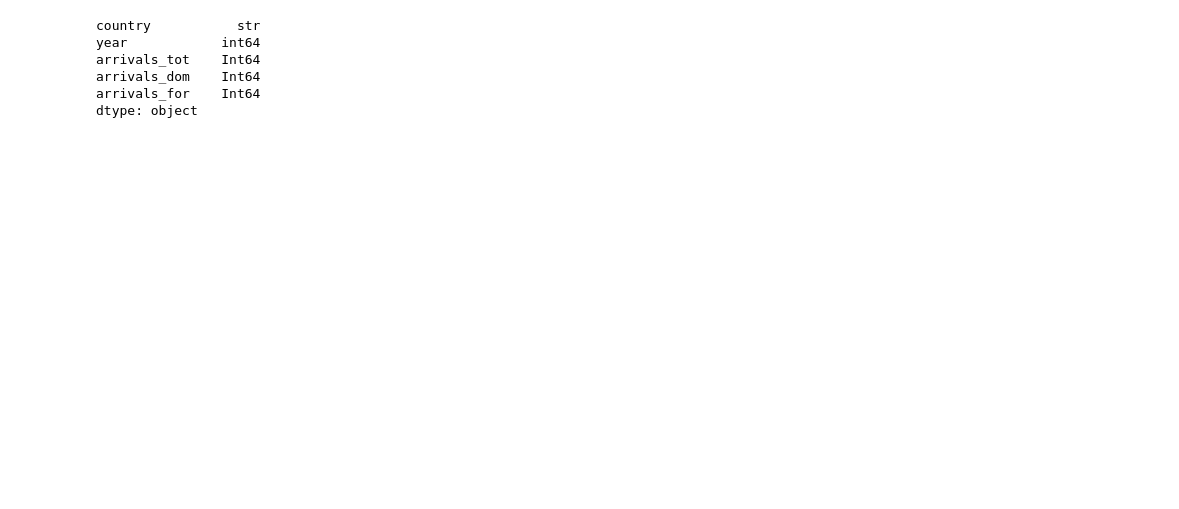
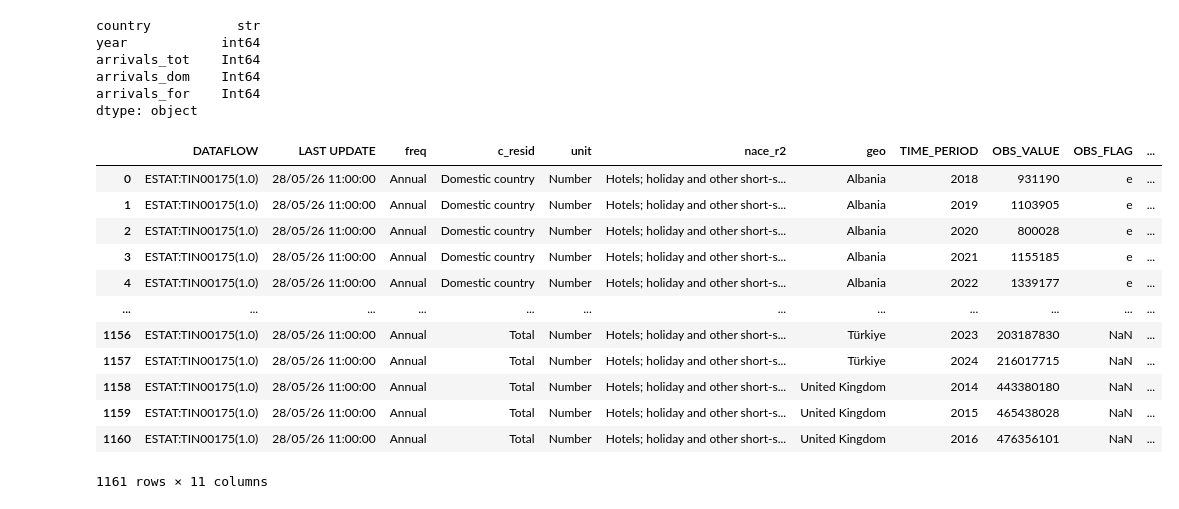
Before and after one commit to RuggeroF/project_work, a Jupyter notebook: code/pw1.ipynb, the cells around one changed output. Saved outputs shown, nothing was run; the diff lists cells and outputs as text; code cells hidden in the pictures; blank space fills up the shorter version.

```diff
--- a/code/pw1.ipynb
+++ b/code/pw1.ipynb
@@ -132,3 +150,22 @@ arrivals_tot    Int64
 arrivals_dom    Int64
 arrivals_for    Int64
 dtype: object
+# %%
+# Carica file
+nights = pd.read_csv("tin00175_linear.csv")
+# %%
+nights
+# %% [output]
+|  | DATAFLOW | LAST UPDATE | freq | c_resid | unit | nace_r2 | geo | TIME_PERIOD | OBS_VALUE | OBS_FLAG | ... |
+| 0 | ESTAT:TIN00175(1.0) | 28/05/26 11:00:00 | Annual | Domestic country | Number | Hotels; holiday and other short-s... | Albania | 2018 | 931190 | e | ... |
+| 1 | ESTAT:TIN00175(1.0) | 28/05/26 11:00:00 | Annual | Domestic country | Number | Hotels; holiday and other short-s... | Albania | 2019 | 1103905 | e | ... |
+| 2 | ESTAT:TIN00175(1.0) | 28/05/26 11:00:00 | Annual | Domestic country | Number | Hotels; holiday and other short-s... | Albania | 2020 | 800028 | e | ... |
+| 3 | ESTAT:TIN00175(1.0) | 28/05/26 11:00:00 | Annual | Domestic country | Number | Hotels; holiday and other short-s... | Albania | 2021 | 1155185 | e | ... |
+| 4 | ESTAT:TIN00175(1.0) | 28/05/26 11:00:00 | Annual | Domestic country | Number | Hotels; holiday and other short-s... | Albania | 2022 | 1339177 | e | ... |
+| ... | ... | ... | ... | ... | ... | ... | ... | ... | ... | ... | ... |
+| 1156 | ESTAT:TIN00175(1.0) | 28/05/26 11:00:00 | Annual | Total | Number | Hotels; holiday and other short-s... | Türkiye | 2023 | 203187830 | NaN | ... |
+| 1157 | ESTAT:TIN00175(1.0) | 28/05/26 11:00:00 | Annual | Total | Number | Hotels; holiday and other short-s... | Türkiye | 2024 | 216017715 | NaN | ... |
+| 1158 | ESTAT:TIN00175(1.0) | 28/05/26 11:00:00 | Annual | Total | Number | Hotels; holiday and other short-s... | United Kingdom | 2014 | 443380180 | NaN | ... |
+| 1159 | ESTAT:TIN00175(1.0) | 28/05/26 11:00:00 | Annual | Total | Number | Hotels; holiday and other short-s... | United Kingdom | 2015 | 465438028 | NaN | ... |
+| 1160 | ESTAT:TIN00175(1.0) | 28/05/26 11:00:00 | Annual | Total | Number | Hotels; holiday and other short-s... | United Kingdom | 2016 | 476356101 | NaN | ... |
+1161 rows × 11 columns
```
Also changed, not shown: parts of 11 cells of this notebook, 1 other file.
